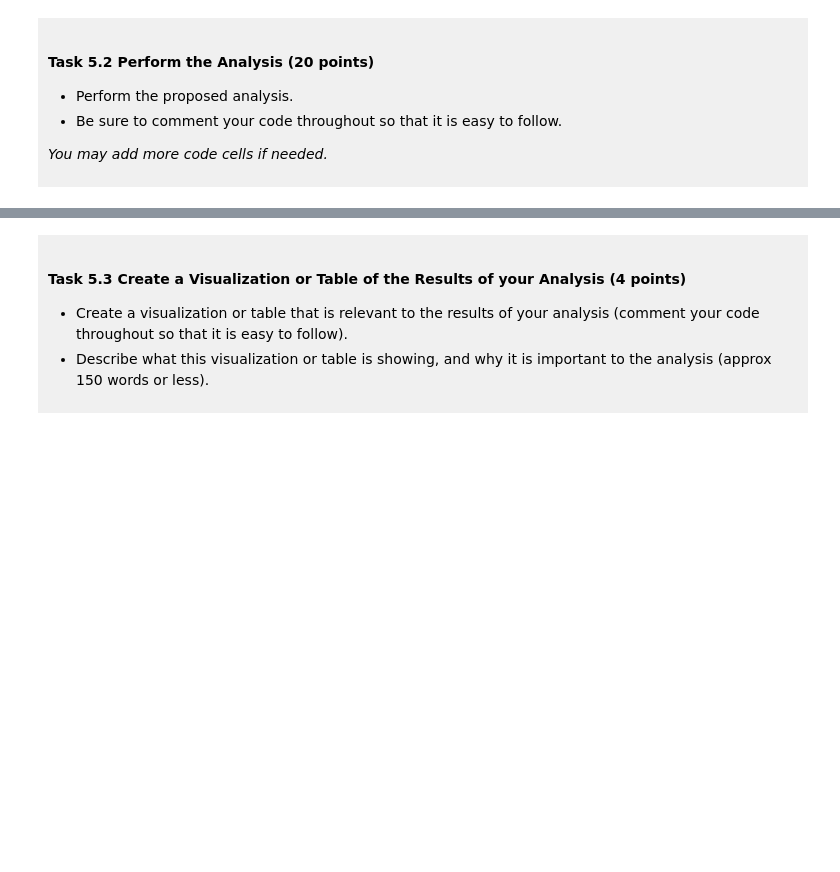
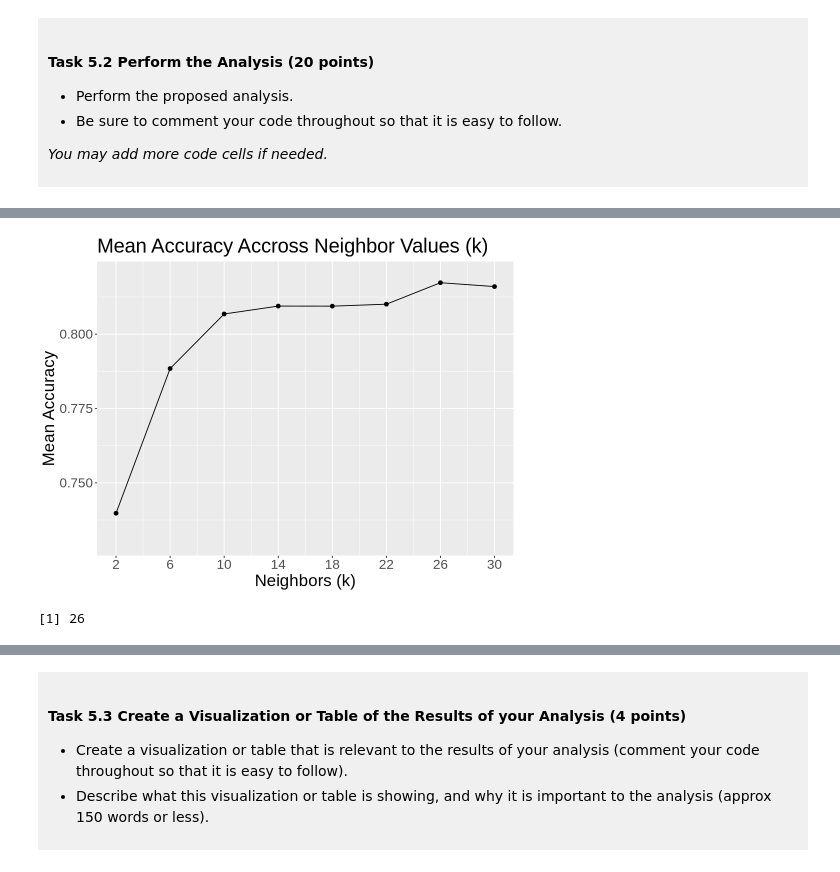
Before and after one commit to diegocrdz/dsci-100-project-diego-cordova, a Jupyter notebook: dsci-100-project-notebook.ipynb, the cells around one changed output, grey strips where cells are left out. Cells and saved outputs as stored; diff of their text form; code cells hidden in the pictures; blank space fills up the shorter version.

```diff
--- a/dsci-100-project-notebook.ipynb
+++ b/dsci-100-project-notebook.ipynb
@@ -541,0 +583,19 @@ This is a *draft*, we require a commit at this stage but it does not need to be
+# %%
+# 5-fold cross-validation
+wmm_vfold <- vfold_cv(wmm_train, v = 5, strata = bid)
+
+# k values to try during cross-validation
+k_vals = tibble(neighbors = seq(from = 2, to = 32, by = 4))
+
+# Create the workflow
+wmm_fit <- workflow() |>
+    add_recipe(wmm_recipe) |>
+    add_model(wmm_spec) |>
+    tune_grid(resamples = wmm_vfold, grid = k_vals) |>
+    collect_metrics()
+# %%
+# Display the accuracy across folds for different k values
+wmm_accuracies <- wmm_fit |>
+    filter(.metric == "accuracy")
+
+wmm_accuracies
@@ -541,0 +614,28 @@ This is a *draft*, we require a commit at this stage but it does not need to be
+# %%
+# Plot the accuracy vs. neighbors
+wmm_acc_k_plot <- wmm_accuracies |>
+    ggplot(aes(x = neighbors, y = mean)) +
+    geom_point(size = 2) +
+    geom_line() +
+    labs(
+        x = "Neighbors (k)",
+        y = "Mean Accuracy",
+        title = "Mean Accuracy Accross Neighbor Values (k)",
+    ) +
+    scale_x_continuous(breaks = seq(from = 2, to = 32, by = 4)) + # x-axis adjust
+    scale_y_continuous(limits = c(0.73, 0.82)) + # y-axis adjust
+    theme(text = element_text(size = 20))
+
+wmm_acc_k_plot
+# %% [output]
+[figure, added]
+# %%
+# Get the k value with the highest accuracy
+best_k <- wmm_accuracies |>
+    arrange(-mean) |> # Descendant order by mean accuracy
+    head(1) |>
+    pull(neighbors)
+
+best_k
+# %% [output]
+[1] 26
```
Also changed, not shown: parts of 16 cells of this notebook.
